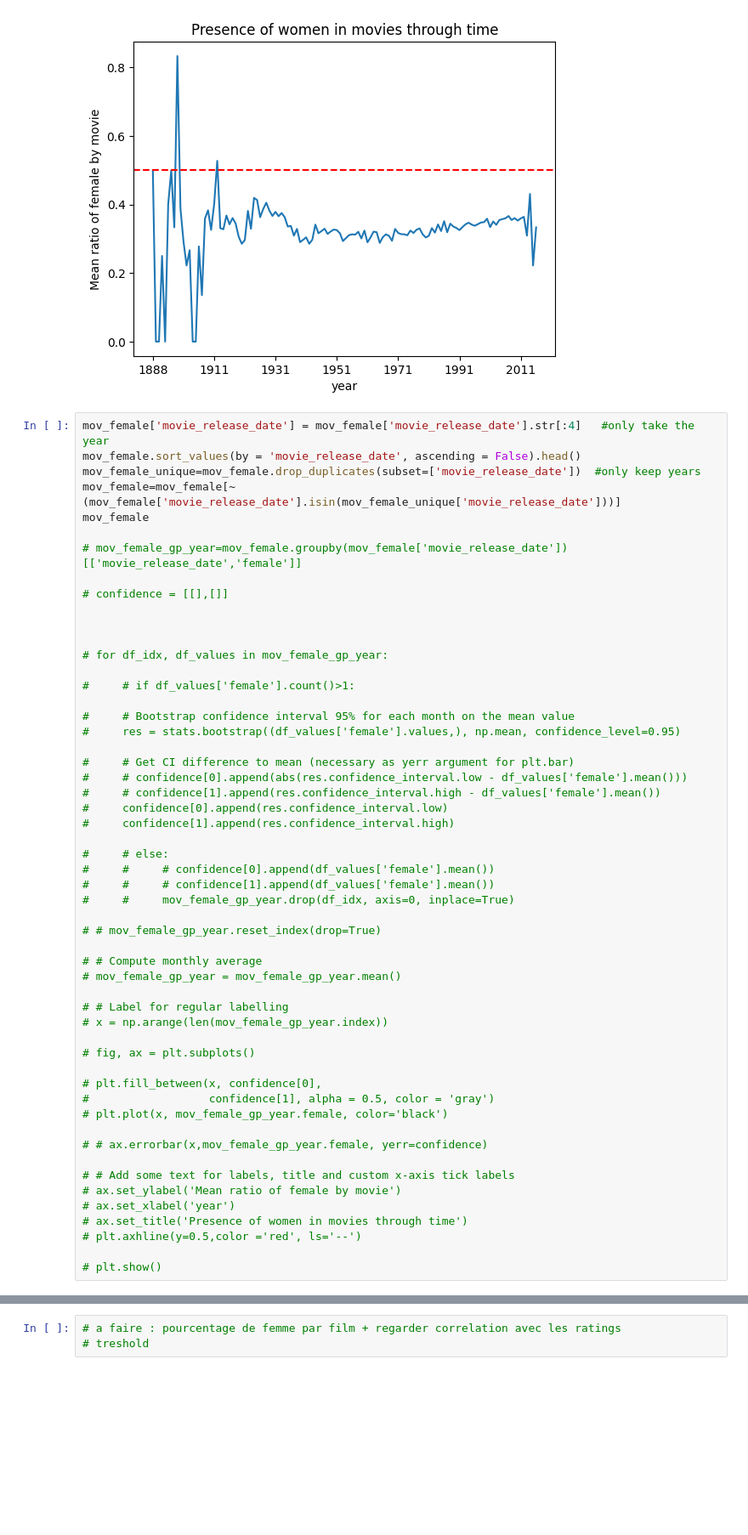
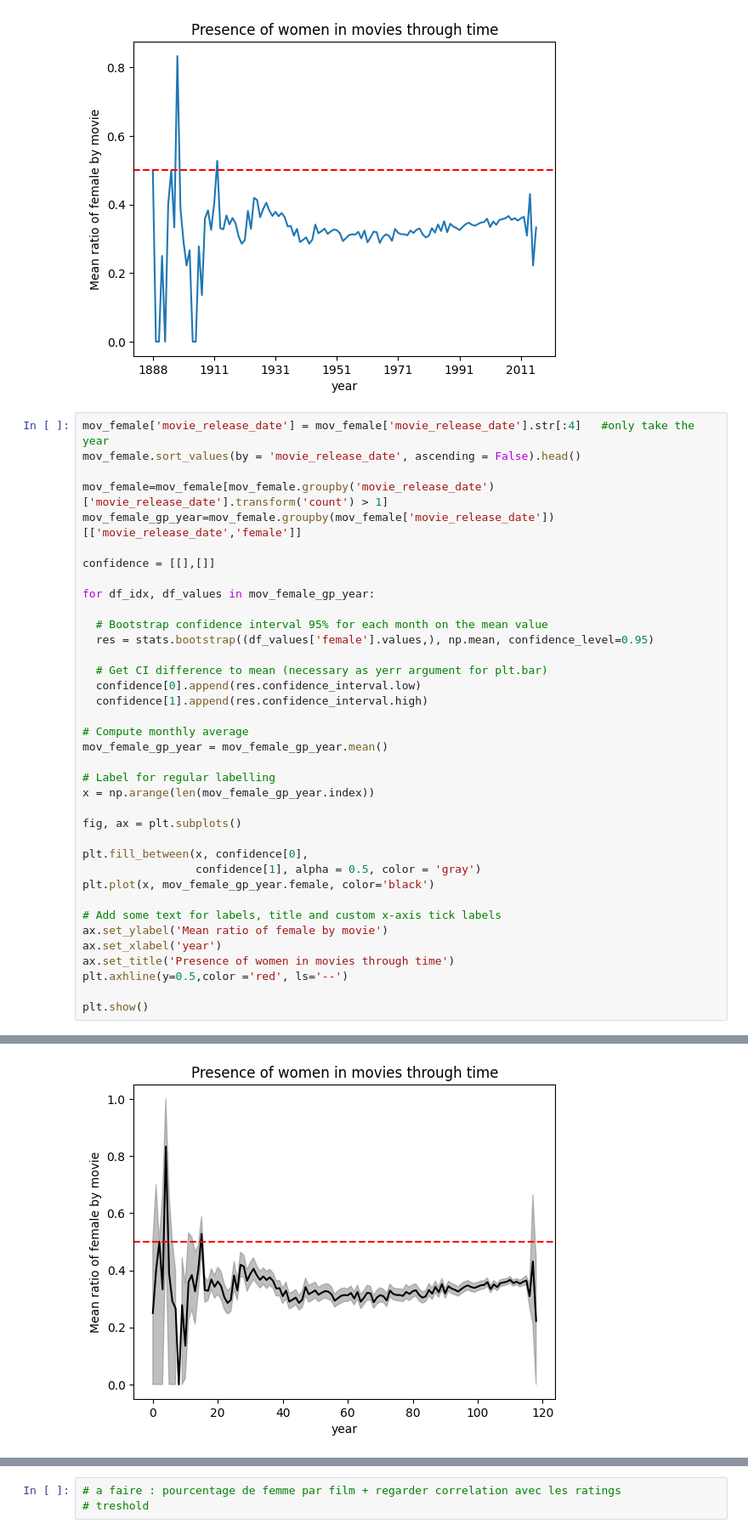
Before and after one commit to epfl-ada/ada-2022-project-armada, a Jupyter notebook: Madeleine.ipynb, the cells around one changed output, grey strips where cells are left out. Shown at 85% size. Saved outputs shown, nothing was run; the diff lists cells and outputs as text; blank space fills up the shorter version.

```diff
--- a/Madeleine.ipynb
+++ b/Madeleine.ipynb
@@ -313,55 +313,38 @@ plt.axhline(y=0.5,color ='red', ls='--')
 # %%
 mov_female['movie_release_date'] = mov_female['movie_release_date'].str[:4]   #only take the year
 mov_female.sort_values(by = 'movie_release_date', ascending = False).head()
-mov_female_unique=mov_female.drop_duplicates(subset=['movie_release_date'])  #only keep years
-mov_female=mov_female[~(mov_female['movie_release_date'].isin(mov_female_unique['movie_release_date']))]
-mov_female
 
-# mov_female_gp_year=mov_female.groupby(mov_female['movie_release_date'])[['movie_release_date','female']]
+mov_female=mov_female[mov_female.groupby('movie_release_date')['movie_release_date'].transform('count') > 1]
+mov_female_gp_year=mov_female.groupby(mov_female['movie_release_date'])[['movie_release_date','female']]
 
-# confidence = [[],[]]
+confidence = [[],[]]
 
+for df_idx, df_values in mov_female_gp_year:
 
+  # Bootstrap confidence interval 95% for each month on the mean value
+  res = stats.bootstrap((df_values['female'].values,), np.mean, confidence_level=0.95)
 
-# for df_idx, df_values in mov_female_gp_year:
+  # Get CI difference to mean (necessary as yerr argument for plt.bar)
+  confidence[0].append(res.confidence_interval.low)
+  confidence[1].append(res.confidence_interval.high)
 
-#     # if df_values['female'].count()>1:
+# Compute monthly average
+mov_female_gp_year = mov_female_gp_year.mean()
 
-#     # Bootstrap confidence interval 95% for each month on the mean value
-#     res = stats.bootstrap((df_values['female'].values,), np.mean, confidence_level=0.95)
+# Label for regular labelling
+x = np.arange(len(mov_female_gp_year.index))
 
-#     # Get CI difference to mean (necessary as yerr argument for plt.bar)
-#     # confidence[0].append(abs(res.confidence_interval.low - df_values['female'].mean()))
-#     # confidence[1].append(res.confidence_interval.high - df_values['female'].mean())
-#     confidence[0].append(res.confidence_interval.low)
-#     confidence[1].append(res.confidence_interval.high)
+fig, ax = plt.subplots()
 
-#     # else:
-#     #     # confidence[0].append(df_values['female'].mean())
-#     #     # confidence[1].append(df_values['female'].mean())
-#     #     mov_female_gp_year.drop(df_idx, axis=0, inplace=True)
+plt.fill_between(x, confidence[0],
+                 confidence[1], alpha = 0.5, color = 'gray')
+plt.plot(x, mov_female_gp_year.female, color='black')
 
-# # mov_female_gp_year.reset_index(drop=True)
+# Add some text for labels, title and custom x-axis tick labels
+ax.set_ylabel('Mean ratio of female by movie')
+ax.set_xlabel('year')
+ax.set_title('Presence of women in movies through time')
+plt.axhline(y=0.5,color ='red', ls='--')
 
-# # Compute monthly average
-# mov_female_gp_year = mov_female_gp_year.mean()
-
-# # Label for regular labelling
-# x = np.arange(len(mov_female_gp_year.index))
-
-# fig, ax = plt.subplots()
-
-# plt.fill_between(x, confidence[0],
-#                  confidence[1], alpha = 0.5, color = 'gray')
-# plt.plot(x, mov_female_gp_year.female, color='black')
-
-# # ax.errorbar(x,mov_female_gp_year.female, yerr=confidence)
-
-# # Add some text for labels, title and custom x-axis tick labels
-# ax.set_ylabel('Mean ratio of female by movie')
-# ax.set_xlabel('year')
-# ax.set_title('Presence of women in movies through time')
-# plt.axhline(y=0.5,color ='red', ls='--')
-
-# plt.show()
+plt.show()
 # %% [output]
@@ -368,0 +351 @@ mov_female
+[figure, added]
```
Also changed, not shown: parts of 4 cells of this notebook.
